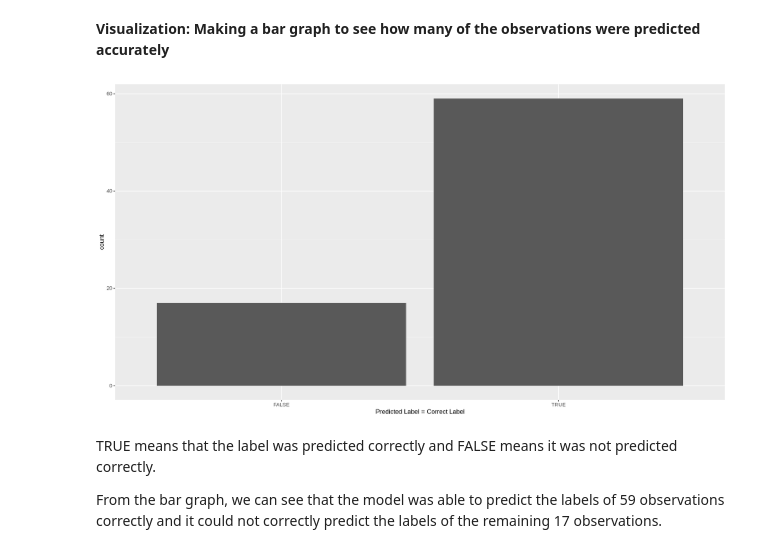
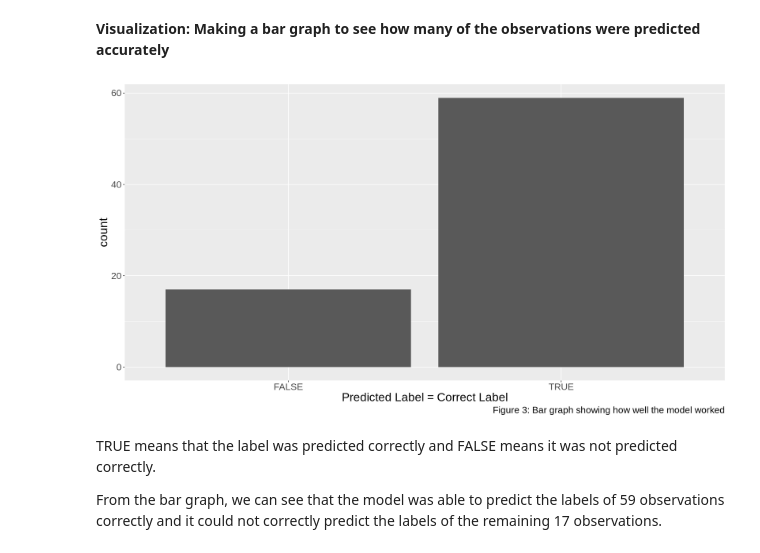
Before and after one commit to ggzggzggzggz/dsci-100-2022w1-group-083, a Jupyter notebook: group_project_report.ipynb, the cells around one changed output. Drawn from its saved outputs; the diff is of its cells as text; code cells hidden in the pictures.

```diff
--- a/group_project_report.ipynb
+++ b/group_project_report.ipynb
@@ -234,11 +264,12 @@ Prediction  0  1
 # %%
 bar_graph <- mutate(heart_test_predictions, correct=(.pred_class==num_the_predicted_attribute)) |>
     ggplot(aes(x=correct)) +
     geom_bar() +
-    labs(x="Predicted Label = Correct Label")
+    labs(x="Predicted Label = Correct Label", caption = "Figure 3: Bar graph showing how well the model worked") +
+    theme(text=element_text(size=20))
 bar_graph
 # %% [output]
-[figure, old version]
+[figure, new version]
 # %% [markdown]
 TRUE means that the label was predicted correctly and FALSE means it was not predicted correctly.
 
```
Also changed, not shown: parts of 8 cells of this notebook.
